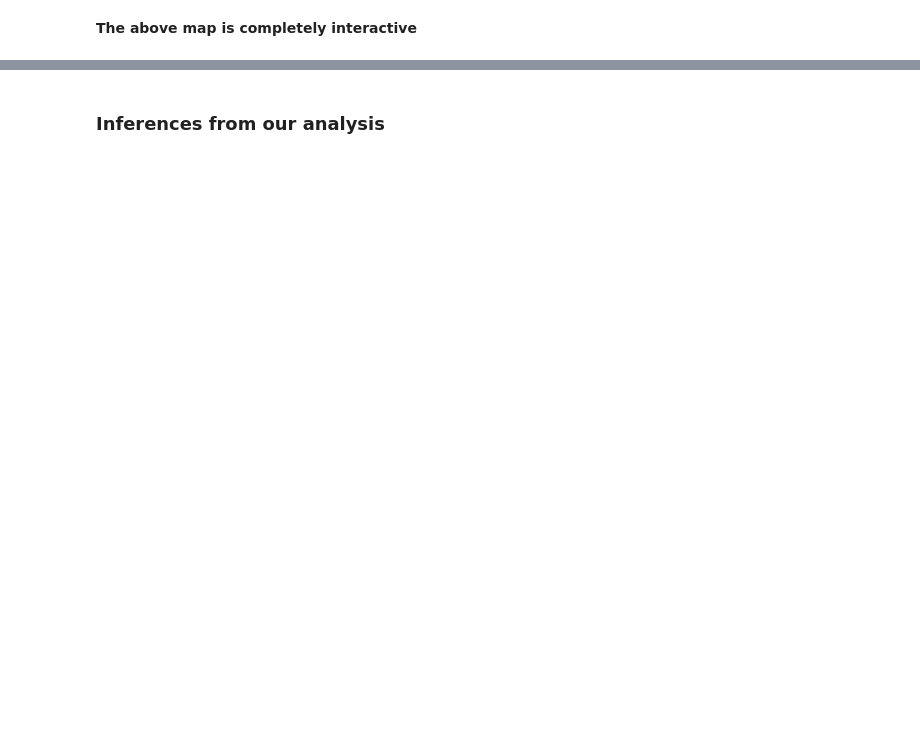
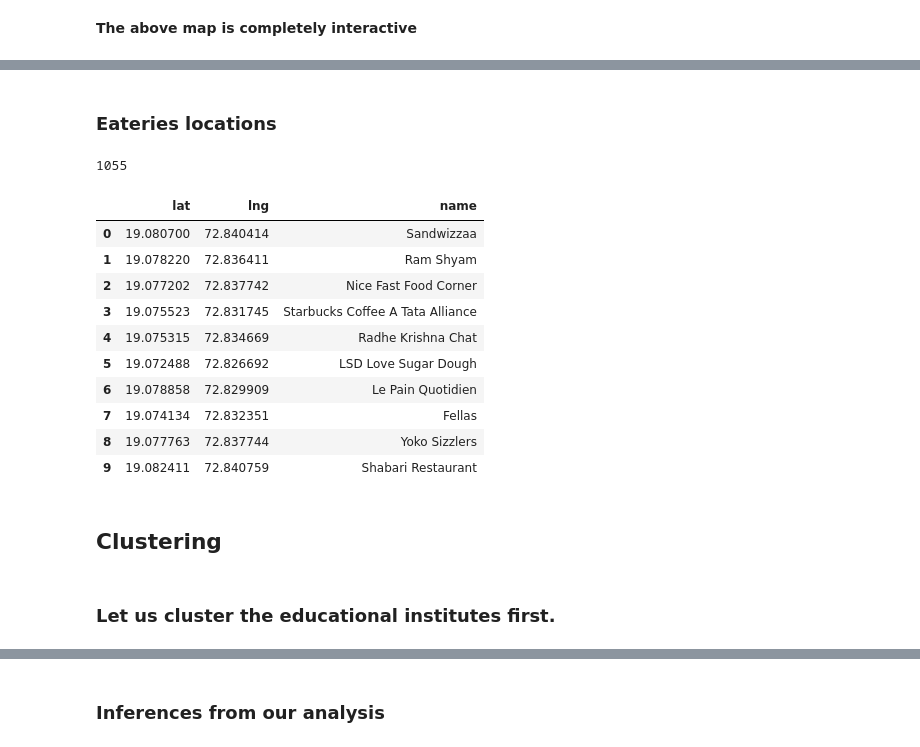
Before and after one commit to SidJain1412/Coursera_Capstone, a Jupyter notebook: FinalProject.ipynb, the cells around one changed output, grey strips where cells are left out. Drawn from its saved outputs; the diff is of its cells as text; code cells hidden in the pictures; blank space fills up the shorter version.

```diff
--- a/FinalProject.ipynb
+++ b/FinalProject.ipynb
@@ -212,6 +237,8 @@ def get_category_type(row):
 # %%
-main_map = folium.Map(location=[mum_lat, mum_lon], zoom_start=11)
-radius = 750
+main_map = folium.Map(location=[mum_lat, mum_lon], zoom_start=11, tiles = "Stamen Terrain")
+radius = 1500
+
+eatery_data = []
 
 def fullplot():
     for i in institutes:
@@ -267,13 +294,14 @@ def fullplot():
         for d in venues_i:
             folium.CircleMarker(
                 [float(d['lat']), float(d['lng'])],
-                radius=2,
+                radius=1.5,
                 popup=d['name'].translate(str.maketrans('', '', string.punctuation)),
                 fill=True,
                 color=color,
                 fill_color='blue',
                 fill_opacity=0.5
             ).add_to(main_map)
+            eatery_data.append(d)
 
         # Plotting institute
         folium.CircleMarker(
@@ -313,0 +361,23 @@ Vibgyor High School Mumbai , Venues:  6
+# %% [markdown]
+### Eateries locations
+# %%
+eaterydf = pd.DataFrame(eatery_data)
+print(len(eaterydf))
+eaterydf.head(10)
+# %% [output]
+1055
+|  | lat | lng | name |
+| 0 | 19.080700 | 72.840414 | Sandwizzaa |
+| 1 | 19.078220 | 72.836411 | Ram Shyam |
+| 2 | 19.077202 | 72.837742 | Nice Fast Food Corner |
+| 3 | 19.075523 | 72.831745 | Starbucks Coffee A Tata Alliance |
+| 4 | 19.075315 | 72.834669 | Radhe Krishna Chat |
+| 5 | 19.072488 | 72.826692 | LSD Love Sugar Dough |
+| 6 | 19.078858 | 72.829909 | Le Pain Quotidien |
+| 7 | 19.074134 | 72.832351 | Fellas |
+| 8 | 19.077763 | 72.837744 | Yoko Sizzlers |
+| 9 | 19.082411 | 72.840759 | Shabari Restaurant |
+# %% [markdown]
+## Clustering
+# %% [markdown]
+### Let us cluster the educational institutes first.
```
Also changed, not shown: parts of 38 cells of this notebook.
